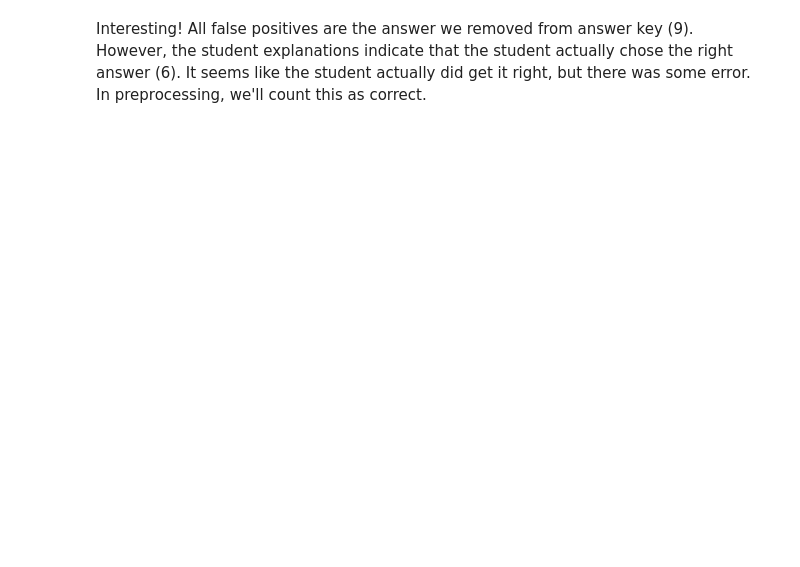
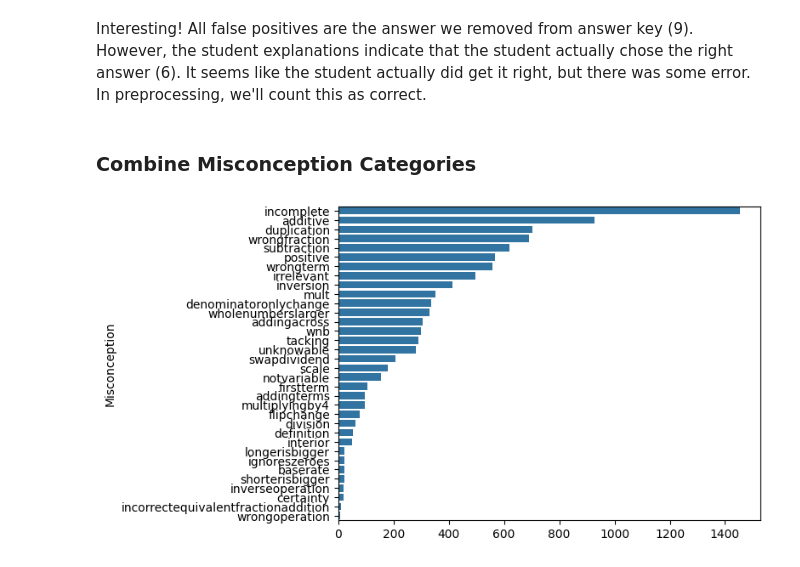
Before and after one commit to geojenk/MAP-ChartingStudentMathMisunderstandings, a Jupyter notebook: 01_data_wrangling_eda.ipynb, the cells around one changed output. Drawn from its saved outputs; the diff is of its cells as text; code cells hidden in the pictures; blank space fills up the shorter version.

Commit message:
combined misconception categories

```diff
--- a/01_data_wrangling_eda.ipynb
+++ b/01_data_wrangling_eda.ipynb
@@ -522,3 +515,11 @@ Interesting! All false positives are the answer we removed from answer key (9).
 # %%
 # Export answer_key to a csv to use in preprocessing
 answer_key.to_csv('answer_key.csv',index=False)
+# %% [markdown]
+### Combine Misconception Categories
+# %%
+sns.barplot(y=train.Misconception.value_counts().index,
+            x=train.Misconception.value_counts().values)
+plt.show()
+# %% [output]
+[figure, added]
```
Also changed, not shown: parts of 4 cells of this notebook.
